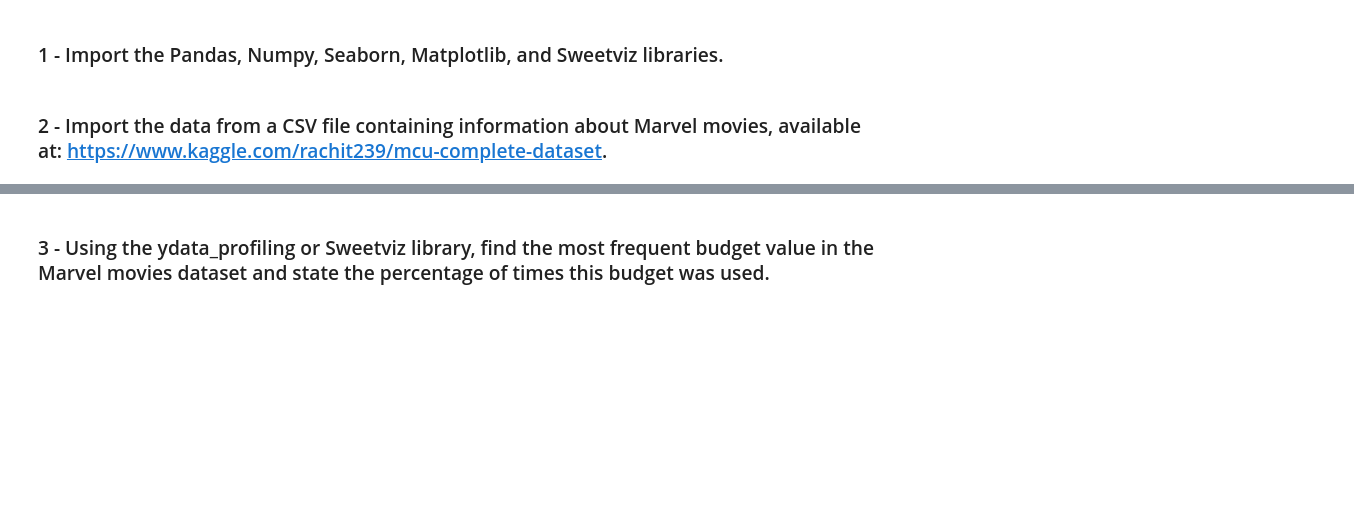
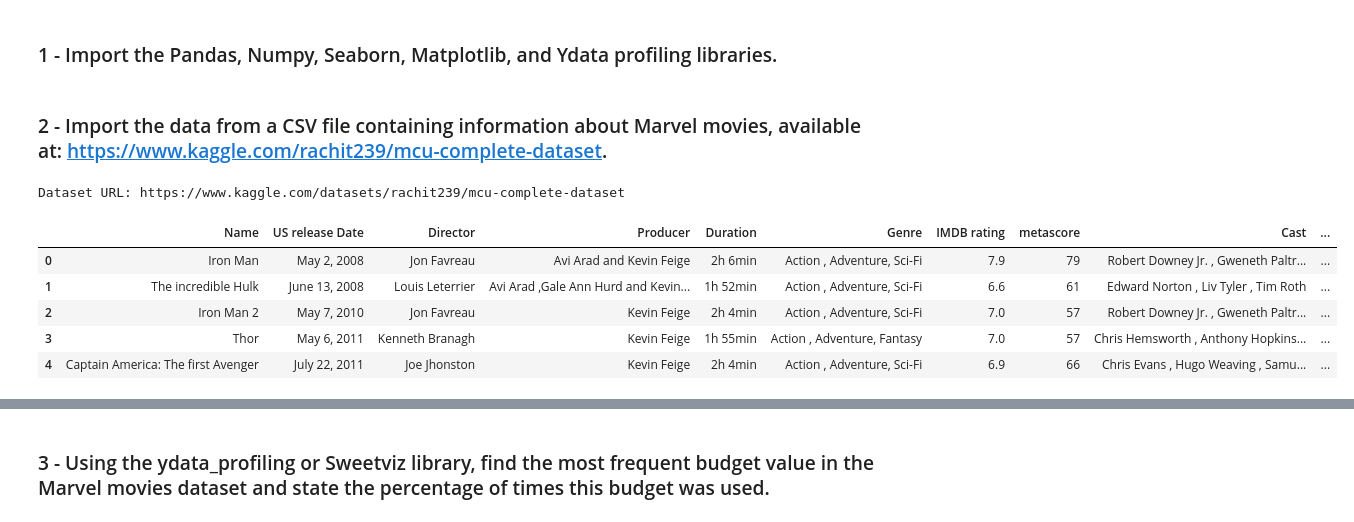
Before and after one commit to tomdkt/intro-to-data-science, a Jupyter notebook: src/week4/03-exercise.ipynb, the cells around one changed output, grey strips where cells are left out. Drawn from its saved outputs; the diff is of its cells as text; code cells hidden in the pictures; blank space fills up the shorter version.

```diff
--- a/src/week4/03-exercise.ipynb
+++ b/src/week4/03-exercise.ipynb
@@ -1,2 +1,2 @@
 # %% [markdown]
-### 1 - Import the Pandas, Numpy, Seaborn, Matplotlib, and Sweetviz libraries.
+### 1 - Import the Pandas, Numpy, Seaborn, Matplotlib, and Ydata profiling libraries.
@@ -3,2 +9,26 @@
 # %% [markdown]
 ### 2 - Import the data from a CSV file containing information about Marvel movies, available at: https://www.kaggle.com/rachit239/mcu-complete-dataset.
+# %%
+import kaggle
+import pandas as pd
+import os
+
+kaggle.api.authenticate()
+dataset_slug = 'rachit239/mcu-complete-dataset'
+download_path = 'mcu_dataset'
+csv_file_name = 'mcu dataset.csv'
+file_path = os.path.join(download_path, csv_file_name)
+
+os.makedirs(download_path, exist_ok=True)
+kaggle.api.dataset_download_files(dataset_slug, path=download_path, unzip=True)
+
+df = pd.read_csv(file_path)
+df.head(5)
+# %% [output]
+Dataset URL: https://www.kaggle.com/datasets/rachit239/mcu-complete-dataset
+|  | Name | US release Date | Director | Producer | Duration | Genre | IMDB rating | metascore | Cast | ... |
+| 0 | Iron Man | May 2, 2008 | Jon Favreau | Avi Arad and Kevin Feige | 2h 6min | Action , Adventure, Sci-Fi | 7.9 | 79 | Robert Downey Jr. , Gweneth Paltr... | ... |
+| 1 | The incredible Hulk | June 13, 2008 | Louis Leterrier | Avi Arad ,Gale Ann Hurd and Kevin... | 1h 52min | Action , Adventure, Sci-Fi | 6.6 | 61 | Edward Norton , Liv Tyler , Tim Roth | ... |
+| 2 | Iron Man 2 | May 7, 2010 | Jon Favreau | Kevin Feige | 2h 4min | Action , Adventure, Sci-Fi | 7.0 | 57 | Robert Downey Jr. , Gweneth Paltr... | ... |
+| 3 | Thor | May 6, 2011 | Kenneth Branagh | Kevin Feige | 1h 55min | Action , Adventure, Fantasy | 7.0 | 57 | Chris Hemsworth , Anthony Hopkins... | ... |
+| 4 | Captain America: The first Avenger | July 22, 2011 | Joe Jhonston | Kevin Feige | 2h 4min | Action , Adventure, Sci-Fi | 6.9 | 66 | Chris Evans , Hugo Weaving , Samu... | ... |
```
Also changed, not shown: parts of 7 cells of this notebook, 3 other files.
